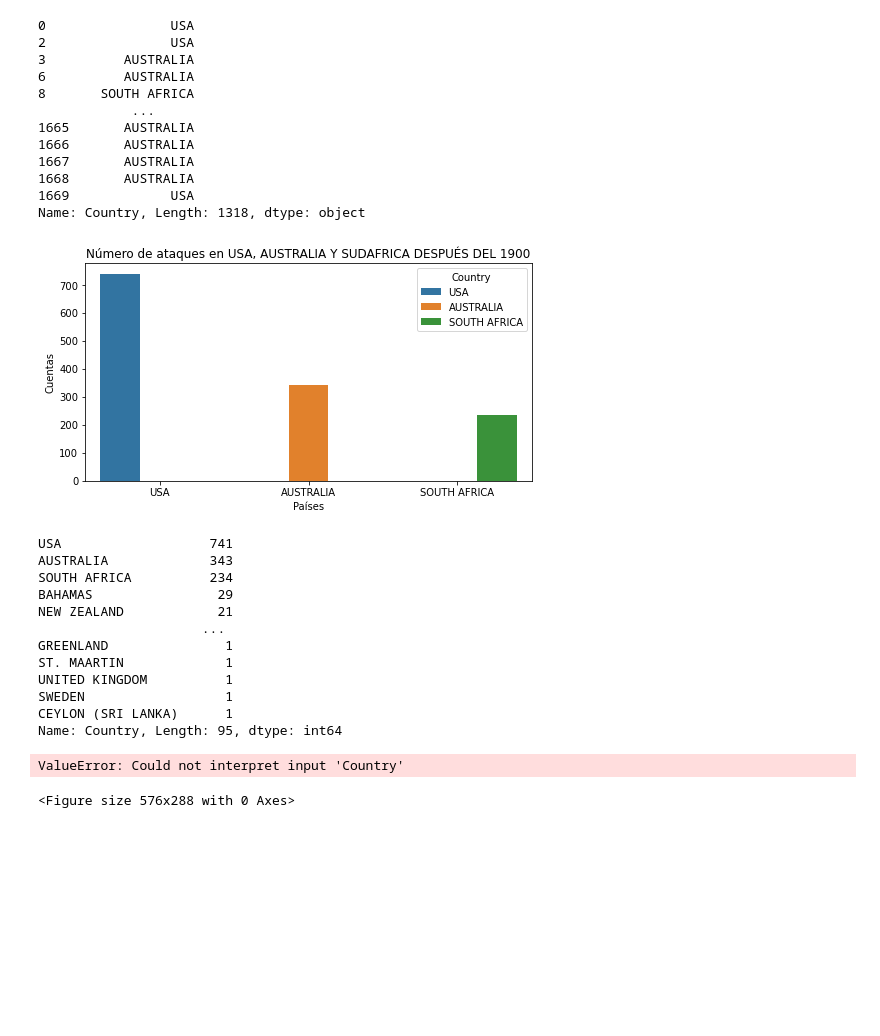
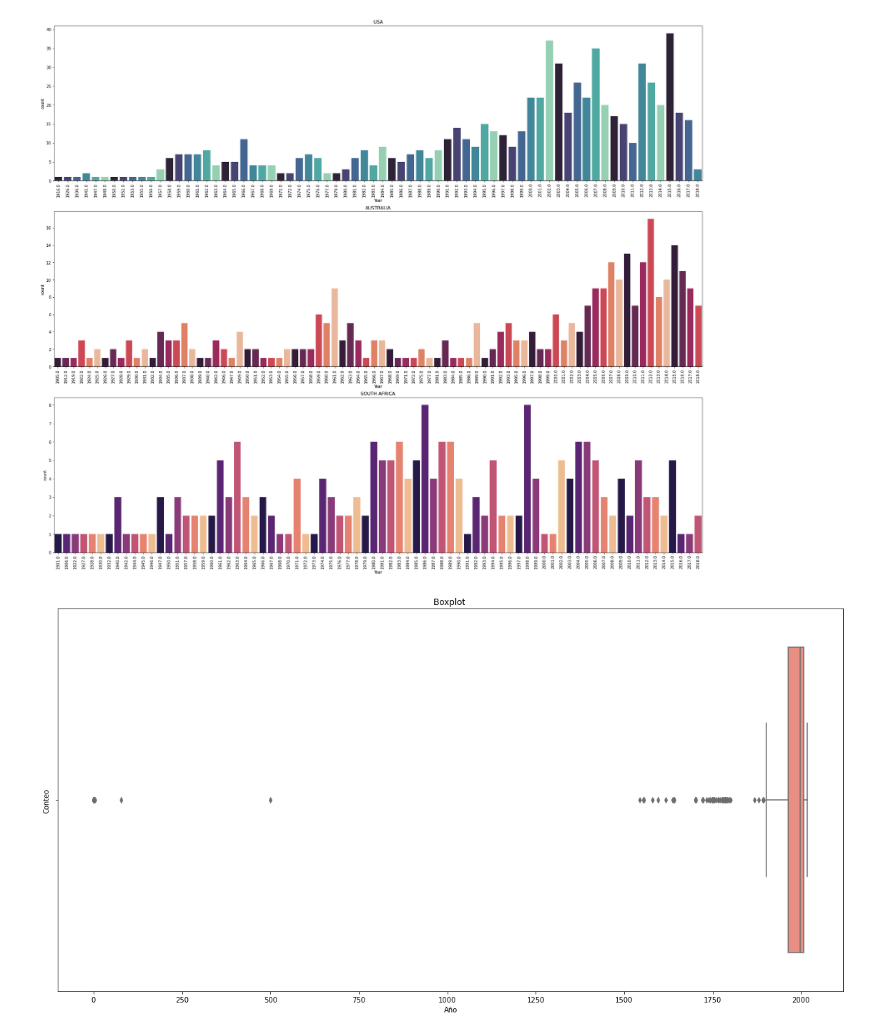
Before and after one commit to Adalab/DA-promo-b-modulo-2-sprint-1-Lara-Diana, a Jupyter notebook: Visualizacion/modulo-2-ejercicio-3-Seaborn.ipynb, the cells around one changed output. Cells and saved outputs as stored; diff of their text form; code cells hidden in the pictures; blank space fills up the shorter version.

```diff
--- a/Visualizacion/modulo-2-ejercicio-3-Seaborn.ipynb
+++ b/Visualizacion/modulo-2-ejercicio-3-Seaborn.ipynb
@@ -139,49 +77,34 @@ paises.head()
-# %%
-paises['Country']
-# %% [output]
-0                USA
-2                USA
-3          AUSTRALIA
-6          AUSTRALIA
-8       SOUTH AFRICA
-            ...
-1665       AUSTRALIA
-1666       AUSTRALIA
-1667       AUSTRALIA
-1668       AUSTRALIA
-1669             USA
-Name: Country, Length: 1318, dtype: object
-# %%
-plt.figure(figsize =(8,4))
-fig = sns.countplot(x=paises['Country'], data = df[df['Year']>1900], hue= paises['Country'])
-fig.set(xlabel='Países', ylabel= 'Cuentas' )
-fig.set_title('Número de ataques en USA, AUSTRALIA Y SUDAFRICA DESPUÉS DEL 1900')
-plt.show()
-# %% [output]
-[figure, removed]
-# %%
-df['Country'].value_counts()
-# %% [output]
-USA                   741
-AUSTRALIA             343
-SOUTH AFRICA          234
-BAHAMAS                29
-NEW ZEALAND            21
-                     ...
-GREENLAND               1
-ST. MAARTIN             1
-UNITED KINGDOM          1
-SWEDEN                  1
-CEYLON (SRI LANKA)      1
-Name: Country, Length: 95, dtype: int64
+# %%
+df_1900=df[df['Year']>1900]
+usa=df_1900[df_1900['Country']=='USA']
+australia=df_1900[df_1900['Country']=='AUSTRALIA']
+africa=df_1900[df_1900['Country']=='SOUTH AFRICA']
+
+fig,axes=plt.subplots(nrows=3, ncols=1, figsize=(30,25))
+
+sns.countplot(x= usa['Year'], data=usa['Country'], ax= axes[0], palette=sns.color_palette("mako"))
+sns.countplot(x= australia['Year'], data=australia['Country'], ax= axes[1], palette=sns.color_palette("rocket"))
+sns.countplot(x= africa['Year'], data=africa['Country'], ax=axes[2], palette=sns.color_palette("magma") )
+#ax.set_xticklabels(xlabels, rotation=45, ha='right')
+axes[0].title.set_text('USA')
+axes[0].tick_params(axis='x', labelrotation=90)
+axes[1].title.set_text('AUSTRALIA')
+axes[1].tick_params(axis='x', labelrotation=90)
+axes[2].title.set_text("SOUTH AFRICA")
+axes[2].tick_params(axis='x', labelrotation=90)
+
+
+
+plt.show()
+# %% [output]
+[figure, added]
 # %%
 #Realizad un boxplot donde se muestre los principales estadísticos del número de ataques por país.
 
-plt.figure(figsize =(8,4))
-fig = sns.boxplot( y =df['Country'].value_counts(), data = df['Year'], hue='Country')
-fig.set(xlabel='')
-fig.set_title('Boxplot')
+plt.figure(figsize =(20,10))
+fig = sns.boxplot(x= df['Year'], data=df['Country'], color=  "salmon")
+fig.set(xlabel='Año', ylabel= 'Conteo' )
+fig.set_title('Boxplot ')
 plt.show()
 # %% [output]
-ValueError: Could not interpret input 'Country'
-<Figure size 576x288 with 0 Axes>
+[figure, added]
```
Also changed, not shown: parts of 19 cells of this notebook, 3 other files.
